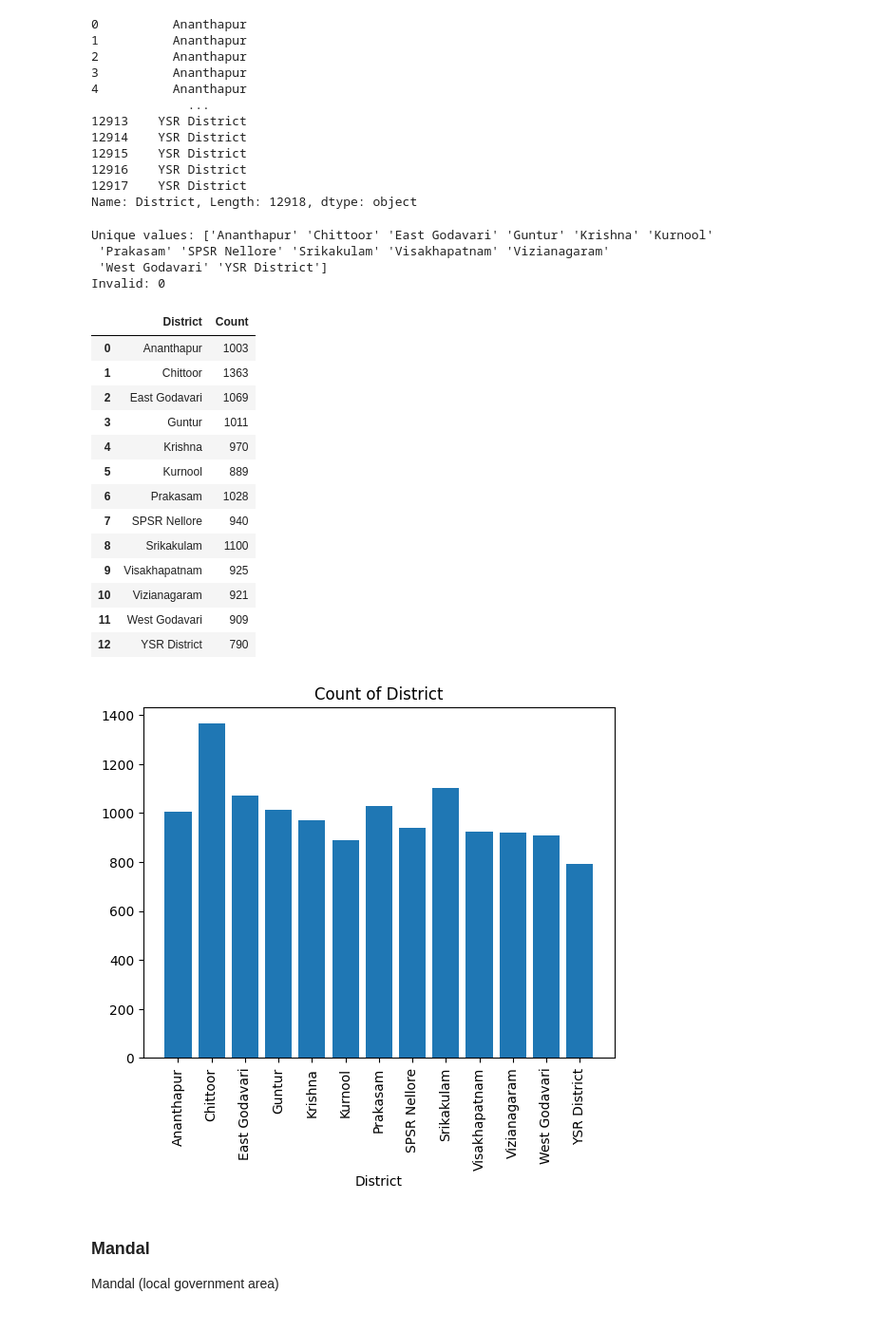
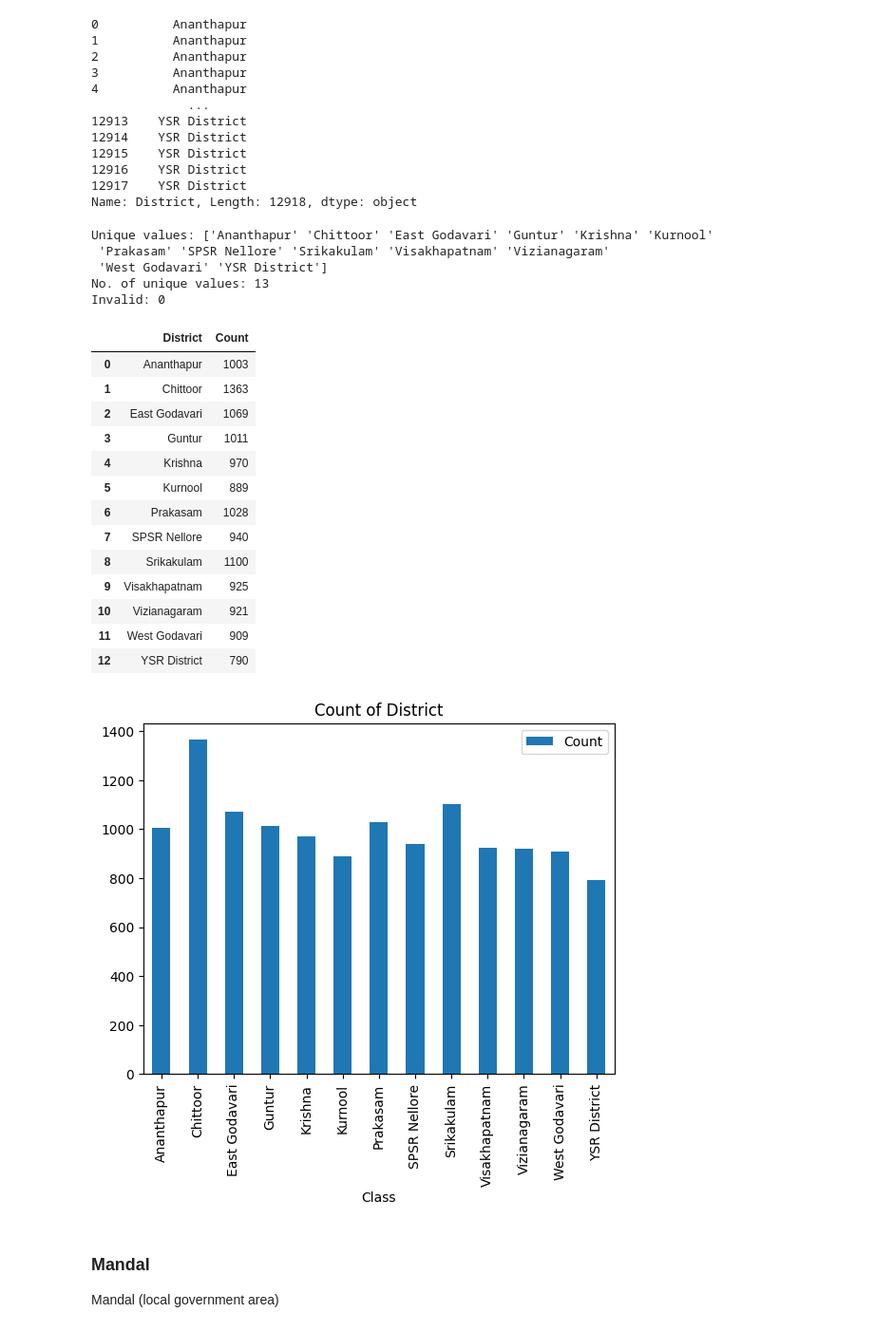
Before and after one commit to shayan-khoygani/Codebook, a Jupyter notebook: Andhra Pradesh Gram Panchayat/Andhra Pradesh Gram Panchayat.ipynb, the cells around one changed output. Shown at 95% size. Drawn from its saved outputs; the diff is of its cells as text; code cells hidden in the pictures.

```diff
--- a/Andhra Pradesh Gram Panchayat/Andhra Pradesh Gram Panchayat.ipynb
+++ b/Andhra Pradesh Gram Panchayat/Andhra Pradesh Gram Panchayat.ipynb
@@ -172,6 +174,7 @@ column
 Name: District, Length: 12918, dtype: object
 # %%
 print("Unique values:", column.unique())
+print("No. of unique values:", len(column.unique()))
 
 # Number of empty strings/missing values
 print("Invalid:", sum(column == " ") + sum(column.isnull()))
@@ -186,6 +189,7 @@ table
 Unique values: ['Ananthapur' 'Chittoor' 'East Godavari' 'Guntur' 'Krishna' 'Kurnool'
  'Prakasam' 'SPSR Nellore' 'Srikakulam' 'Visakhapatnam' 'Vizianagaram'
  'West Godavari' 'YSR District']
+No. of unique values: 13
 Invalid: 0
 |  | District | Count |
 | 0 | Ananthapur | 1003 |
@@ -203,13 +207,13 @@ Invalid: 0
 | 12 | YSR District | 790 |
 # %%
 # Plot number of each class
-plt.bar(table["District"], table["Count"])
-plt.title("Count of District")
-plt.xlabel("District")
+table.plot.bar(x="District", y="Count")
+ax = plt.title("Count of District")
+plt.xlabel("Class")
 plt.xticks(rotation = 90)
 plt.show()
 # %% [output]
-[figure, old version]
+[figure, new version]
 # %% [markdown]
 ### Mandal
 <a class="anchor" id="4.3"></a>
```
Also changed, not shown: parts of 6 cells of this notebook, 2 other files.
